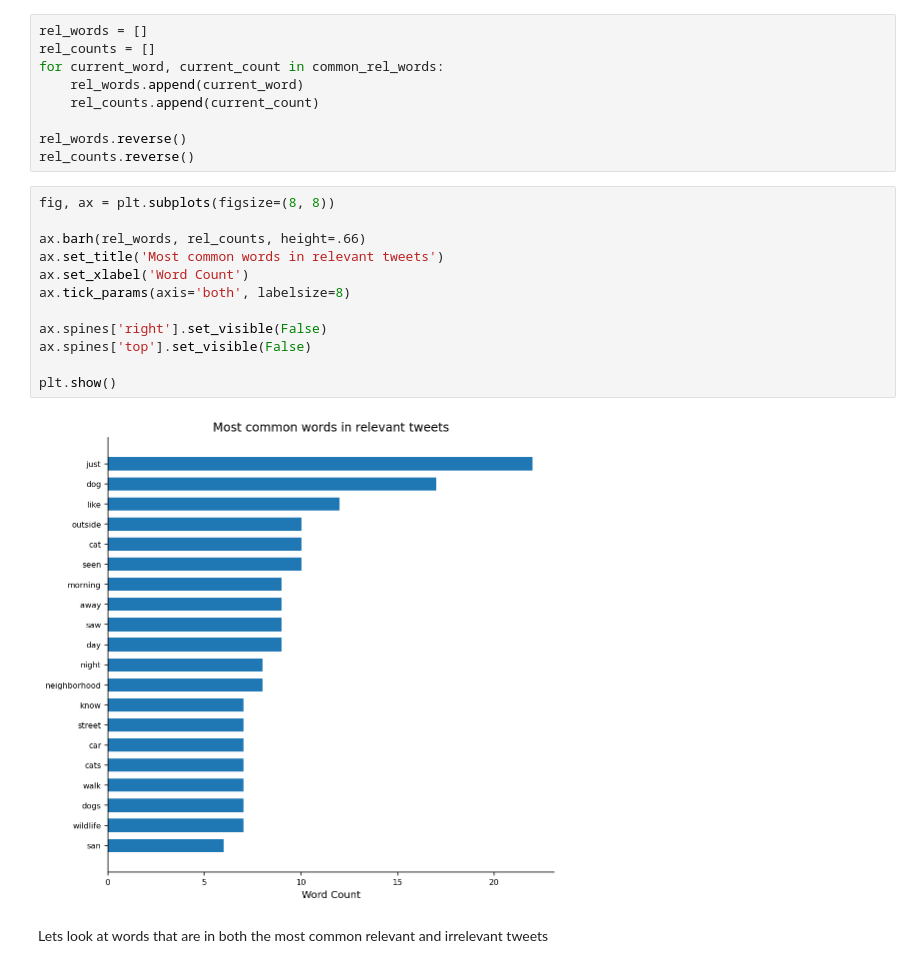
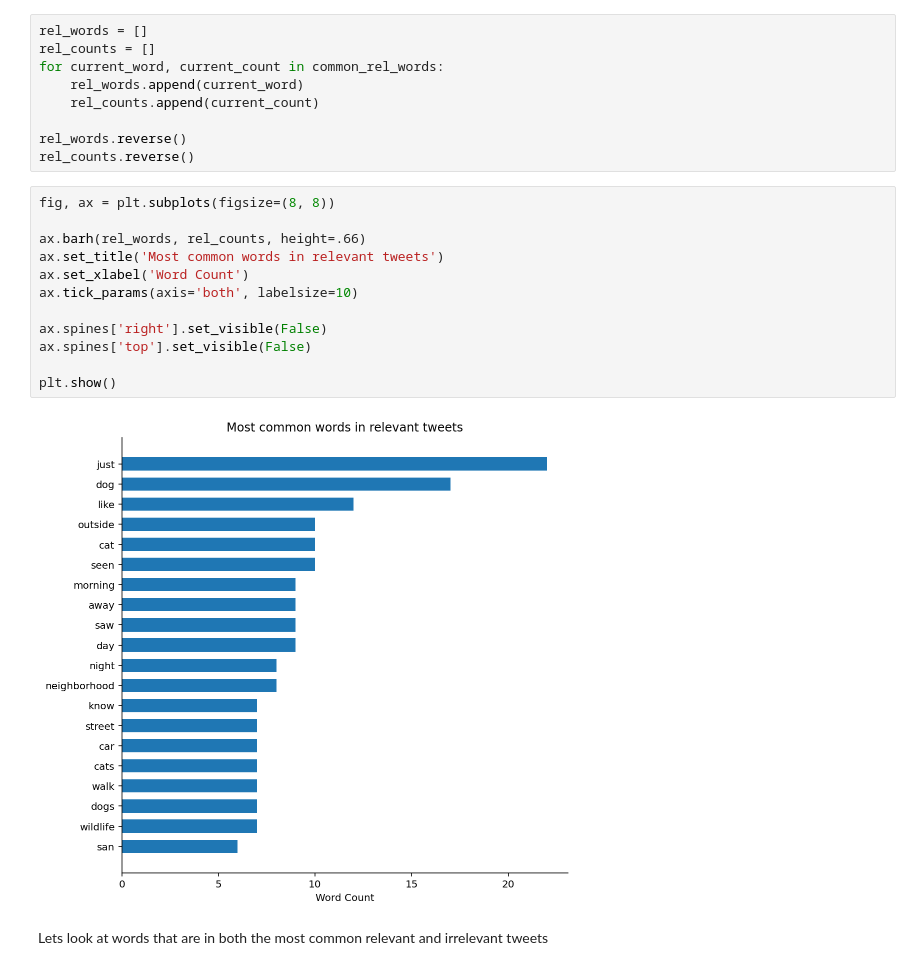
Before and after one commit to Isaac1o/CDFW, a Jupyter notebook: twitter/coyotes/notebooks/coyote_eda.ipynb, the cells around one changed output. Saved outputs shown, nothing was run; the diff lists cells and outputs as text.

```diff
--- a/twitter/coyotes/notebooks/coyote_eda.ipynb
+++ b/twitter/coyotes/notebooks/coyote_eda.ipynb
@@ -214,17 +214,17 @@ rel_counts.reverse()
 # %%
 fig, ax = plt.subplots(figsize=(8, 8))
 
 ax.barh(rel_words, rel_counts, height=.66)
 ax.set_title('Most common words in relevant tweets')
 ax.set_xlabel('Word Count')
-ax.tick_params(axis='both', labelsize=8)
+ax.tick_params(axis='both', labelsize=10)
 
 ax.spines['right'].set_visible(False)
 ax.spines['top'].set_visible(False)
 
 plt.show()
 # %% [output]
-[figure, old version]
+[figure, new version]
 # %% [markdown]
 Lets look at words that are in both the most common relevant and irrelevant tweets
 # %%
```
Also changed, not shown: parts of 3 cells of this notebook.
